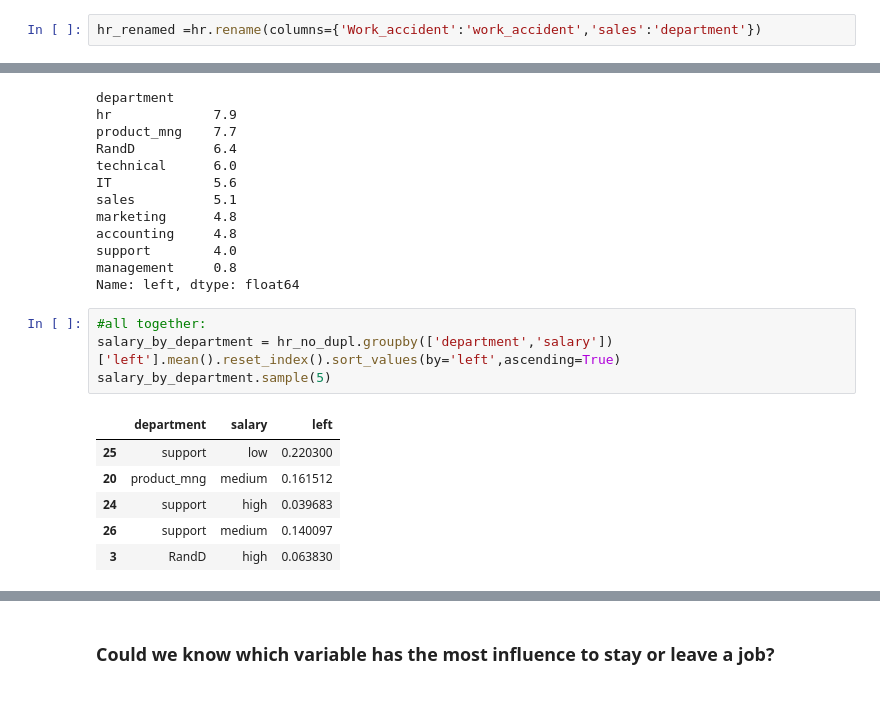
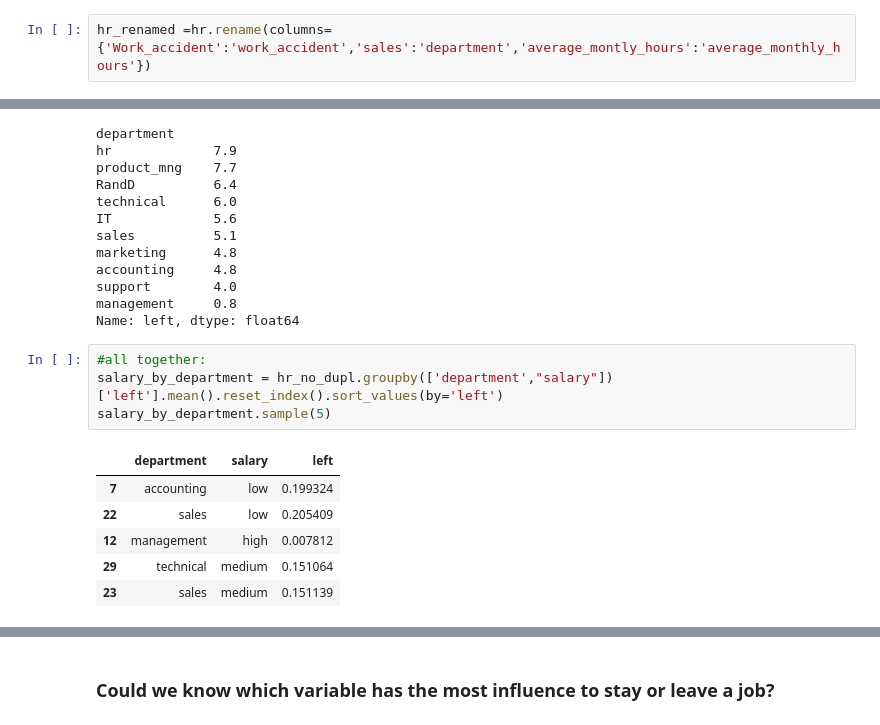
Before and after one commit to MariaGamero/TFM-ReasonsforEmployeeTurnover, a Jupyter notebook: 0.DataScrubbing.ipynb, the cells around one changed output, grey strips where cells are left out. Saved outputs shown, nothing was run; the diff lists cells and outputs as text.

```diff
--- a/0.DataScrubbing.ipynb
+++ b/0.DataScrubbing.ipynb
@@ -119,7 +120,7 @@ Index(['satisfaction_level', 'last_evaluation', 'number_project',
        'promotion_last_5years', 'sales', 'salary'],
       dtype='object')
 # %%
-hr_renamed =hr.rename(columns={'Work_accident':'work_accident','sales':'department'})
+hr_renamed =hr.rename(columns={'Work_accident':'work_accident','sales':'department','average_montly_hours':'average_monthly_hours'})
 # %%
 hr_renamed.columns
 # %% [output]
@@ -358,15 +359,15 @@ management     0.8
 Name: left, dtype: float64
 # %%
 #all together:
-salary_by_department = hr_no_dupl.groupby(['department','salary'])['left'].mean().reset_index().sort_values(by='left',ascending=True)
+salary_by_department = hr_no_dupl.groupby(['department',"salary"])['left'].mean().reset_index().sort_values(by='left')
 salary_by_department.sample(5)
 # %% [output]
 |  | department | salary | left |
-| 25 | support | low | 0.220300 |
-| 20 | product_mng | medium | 0.161512 |
-| 24 | support | high | 0.039683 |
-| 26 | support | medium | 0.140097 |
-| 3 | RandD | high | 0.063830 |
+| 7 | accounting | low | 0.199324 |
+| 22 | sales | low | 0.205409 |
+| 12 | management | high | 0.007812 |
+| 29 | technical | medium | 0.151064 |
+| 23 | sales | medium | 0.151139 |
 # %%
 #graph:
 turnover_rate_by_salary_and_department=alt.Chart(salary_by_department).mark_bar().encode(
```
Also changed, not shown: parts of 24 cells of this notebook.
